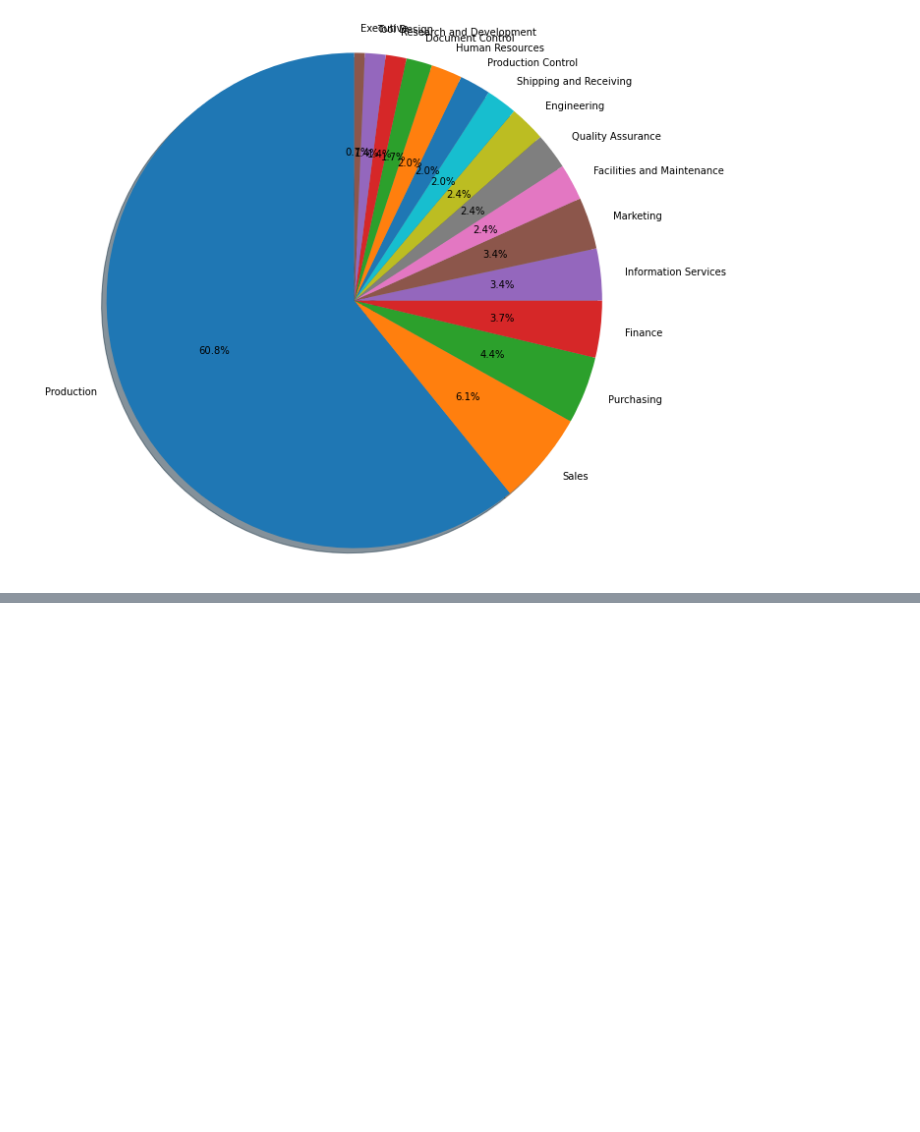
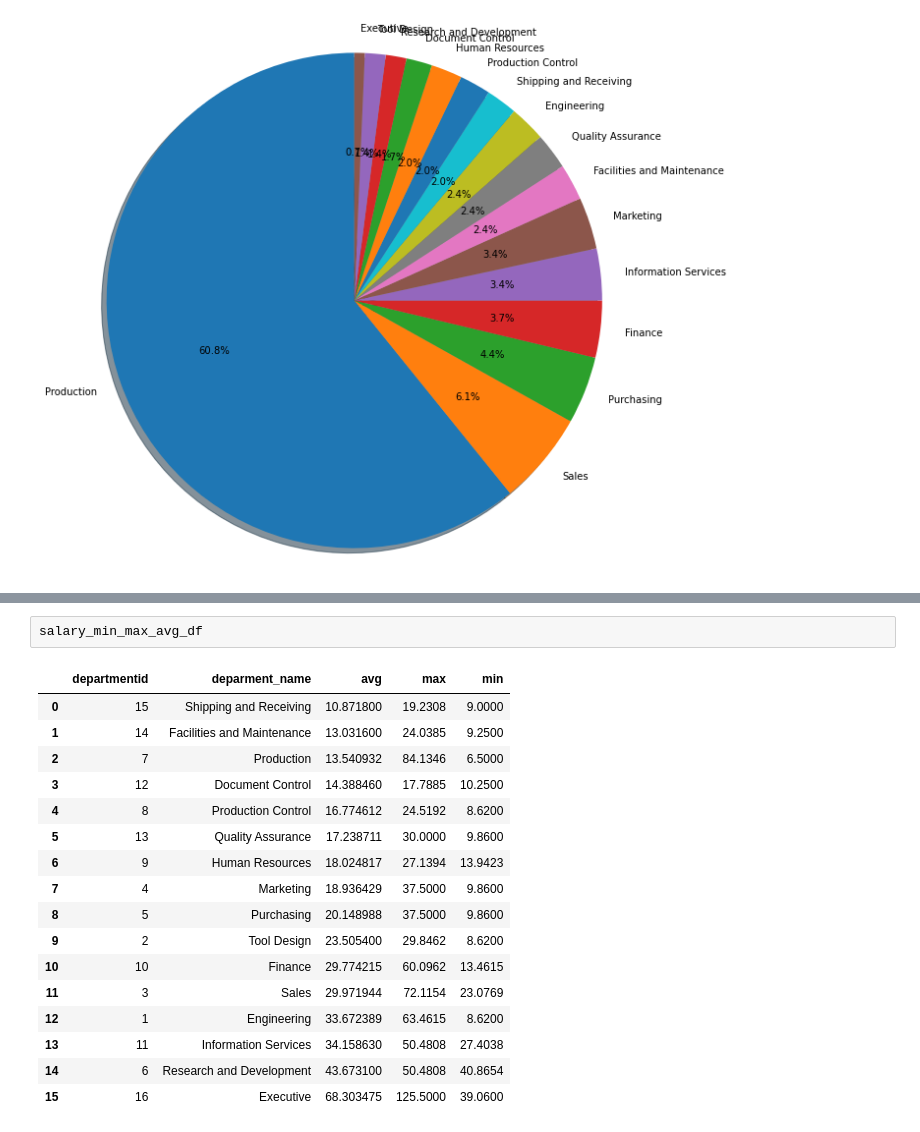
Before and after one commit to nikolaevtomov/adventureworks, a Jupyter notebook: notebook/1.humanresources.ipynb, the cells around one changed output, grey strips where cells are left out. Cells and saved outputs as stored; diff of their text form; blank space fills up the shorter version.

```diff
--- a/notebook/1.humanresources.ipynb
+++ b/notebook/1.humanresources.ipynb
@@ -148,0 +184,20 @@ plt.show()
+# %%
+salary_min_max_avg_df
+# %% [output]
+|  | departmentid | deparment_name | avg | max | min |
+| 0 | 15 | Shipping and Receiving | 10.871800 | 19.2308 | 9.0000 |
+| 1 | 14 | Facilities and Maintenance | 13.031600 | 24.0385 | 9.2500 |
+| 2 | 7 | Production | 13.540932 | 84.1346 | 6.5000 |
+| 3 | 12 | Document Control | 14.388460 | 17.7885 | 10.2500 |
+| 4 | 8 | Production Control | 16.774612 | 24.5192 | 8.6200 |
+| 5 | 13 | Quality Assurance | 17.238711 | 30.0000 | 9.8600 |
+| 6 | 9 | Human Resources | 18.024817 | 27.1394 | 13.9423 |
+| 7 | 4 | Marketing | 18.936429 | 37.5000 | 9.8600 |
+| 8 | 5 | Purchasing | 20.148988 | 37.5000 | 9.8600 |
+| 9 | 2 | Tool Design | 23.505400 | 29.8462 | 8.6200 |
+| 10 | 10 | Finance | 29.774215 | 60.0962 | 13.4615 |
+| 11 | 3 | Sales | 29.971944 | 72.1154 | 23.0769 |
+| 12 | 1 | Engineering | 33.672389 | 63.4615 | 8.6200 |
+| 13 | 11 | Information Services | 34.158630 | 50.4808 | 27.4038 |
+| 14 | 6 | Research and Development | 43.673100 | 50.4808 | 40.8654 |
+| 15 | 16 | Executive | 68.303475 | 125.5000 | 39.0600 |
```
Also changed, not shown: parts of 4 cells of this notebook.
